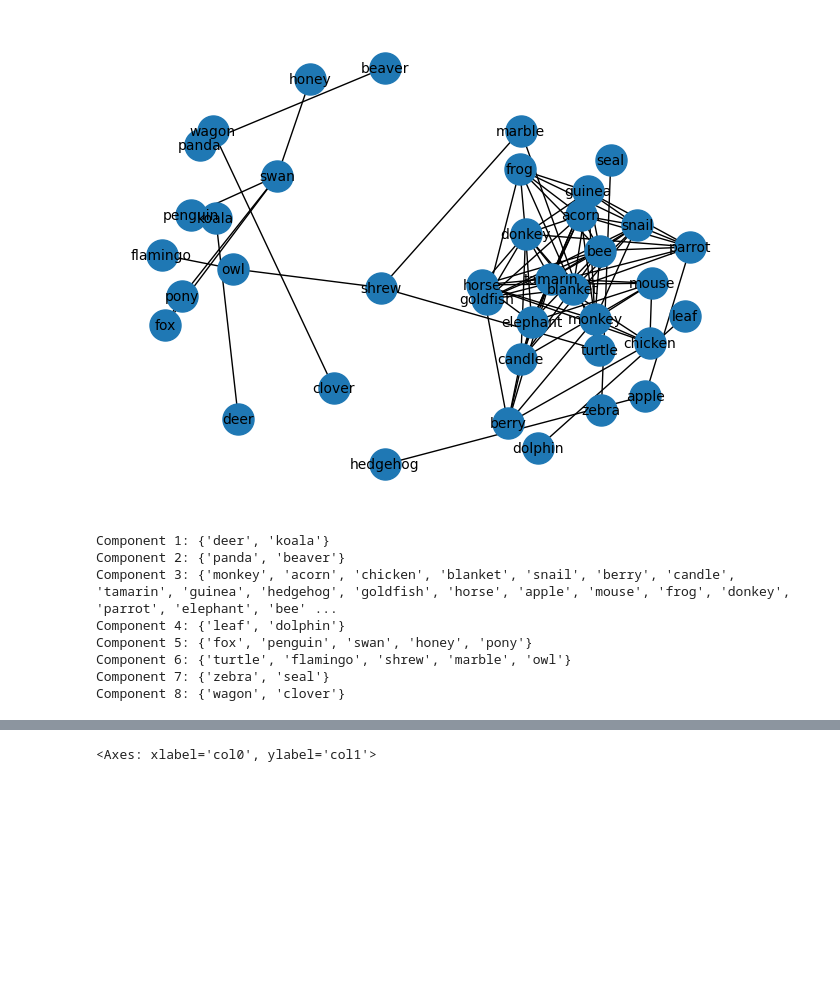
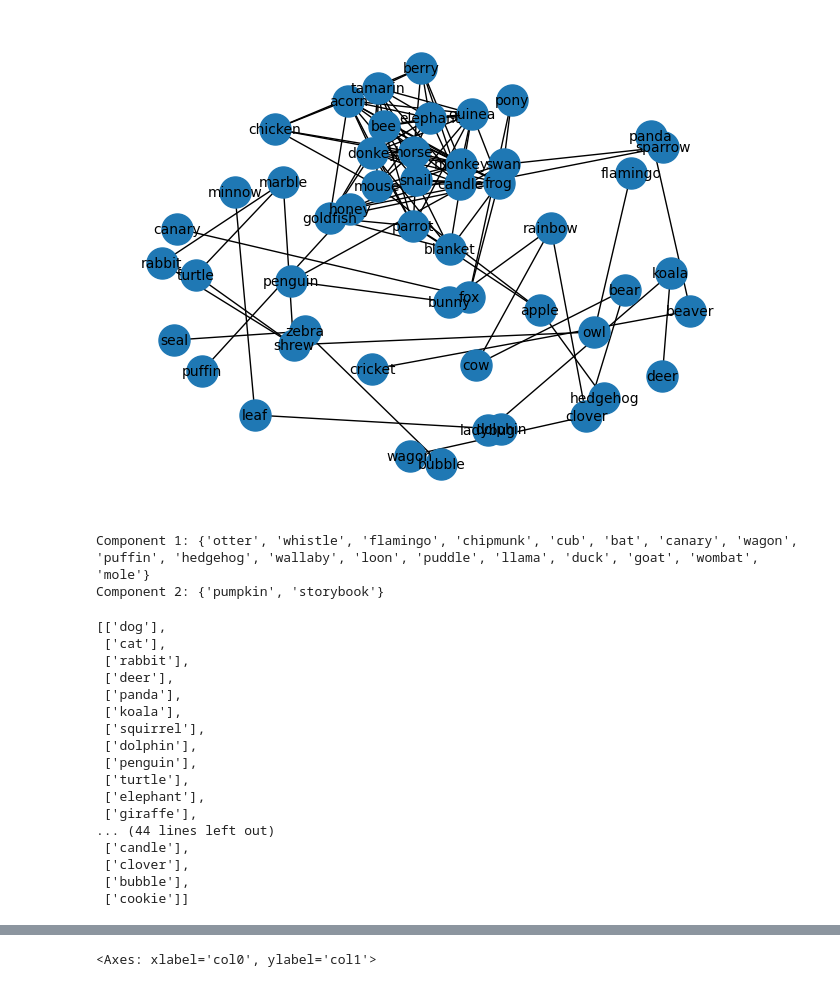
Before and after one commit to fnnsll/synthetic, a Jupyter notebook: model_pipeline_draft.ipynb, the cells around one changed output, grey strips where cells are left out. Cells and saved outputs as stored; diff of their text form; code cells hidden in the pictures; blank space fills up the shorter version.

```diff
--- a/model_pipeline_draft.ipynb
+++ b/model_pipeline_draft.ipynb
@@ -58,22 +58,29 @@ X_train_cat = X_train.copy()
 
 le = preprocessing.LabelEncoder()
 for i,col in enumerate(X_train_o.columns.tolist()):
-    X_train_cat[col] = le.fit_transform(X_train_cat[col])
+    X_train_cat[col] = le.fit_transform(X_train_cat[col].fillna('iamna'))
+
+for i, col in enumerate(X_train_cat.select_dtypes(exclude='object').columns.tolist()):
+    X_train_cat[col] = X_train_cat[col].fillna(0)
 
 col_one = []
 col_two = []
 corr_list = []
+abs_corr_list = []
 for i,col_1 in enumerate(X_train_cat.columns.tolist()):
     for j, col_2 in enumerate(X_train_cat.columns.tolist()):
         if col_1!=col_2:
             col_one.append(col_1)
             col_two.append(col_2)
             corr_list.append(stats.pointbiserialr(X_train_cat[col_1], X_train_cat[col_2])[0])
+            abs_corr_list.append(abs(stats.pointbiserialr(X_train_cat[col_1], X_train_cat[col_2])[0]))
+
 
 col_dict = {
     'col1': col_one,
     'col2': col_two,
-    'corr': corr_list
+    'corr': corr_list,
+    'abs_corr': abs_corr_list
 }
 
 corr_df = pd.DataFrame.from_dict(col_dict)
@@ -80,18 +103,18 @@ corr_df = pd.DataFrame.from_dict(col_dict)
 # %%
 R = 0.45
 S = 0.8
-df_R = corr_df[(corr_df['corr'] > R)&(corr_df['corr']<S)]
+df_R = corr_df[(corr_df['abs_corr'] > R)&(corr_df['abs_corr']<S)]
 
 G=nx.from_pandas_edgelist(df_R, 'col1', 'col2', edge_attr='corr')
 
 pos = nx.spring_layout(G, k=1, scale=5.0)  # increase `k` or `scale` for more spacing
 
 # Draw the graph using the custom positions
 nx.draw(G, pos, with_labels=True, node_size=500, font_size=10)
 
 plt.show()
 # %% [output]
-[figure, old version]
+[figure, new version]
 # %%
 # Get connected components
 components = list(nx.connected_components(G))
@@ -121,20 +144,34 @@ for comp in components_:
     if len(comp) <= 3:
         component_list_core.append(list(comp))
 
-flat_list = [item for sublist in component_list_core for item in sublist]
+flat_list = [item for sublist in component_list for item in sublist]
 
 singles = [x for x in X_train.columns.tolist() if x not in flat_list]
 
 single_lists_one = [[x] for x in singles]
 # %% [output]
-Component 1: {'deer', 'koala'}
-Component 2: {'panda', 'beaver'}
-Component 3: {'monkey', 'acorn', 'chicken', 'blanket', 'snail', 'berry', 'candle', 'tamarin', 'guinea', 'hedgehog', 'goldfish', 'horse', 'apple', 'mouse', 'frog', 'donkey', 'parrot', 'elephant', 'bee' ...
-Component 4: {'leaf', 'dolphin'}
-Component 5: {'fox', 'penguin', 'swan', 'honey', 'pony'}
-Component 6: {'turtle', 'flamingo', 'shrew', 'marble', 'owl'}
-Component 7: {'zebra', 'seal'}
-Component 8: {'wagon', 'clover'}
+Component 1: {'otter', 'whistle', 'flamingo', 'chipmunk', 'cub', 'bat', 'canary', 'wagon', 'puffin', 'hedgehog', 'wallaby', 'loon', 'puddle', 'llama', 'duck', 'goat', 'wombat', 'mole'}
+Component 2: {'pumpkin', 'storybook'}
+# %%
+single_lists_one
+# %% [output]
+[['dog'],
+ ['cat'],
+ ['rabbit'],
+ ['deer'],
+ ['panda'],
+ ['koala'],
+ ['squirrel'],
+ ['dolphin'],
+ ['penguin'],
+ ['turtle'],
+ ['elephant'],
+ ['giraffe'],
+... (44 lines left out)
+ ['candle'],
+ ['clover'],
+ ['bubble'],
+ ['cookie']]
 # %%
 X_train_singles_cat = X_train[singles]
 object_columns = X_train_singles_cat.select_dtypes(include='object').columns.tolist()
```
Also changed, not shown: parts of 26 cells of this notebook, 1 other file.
